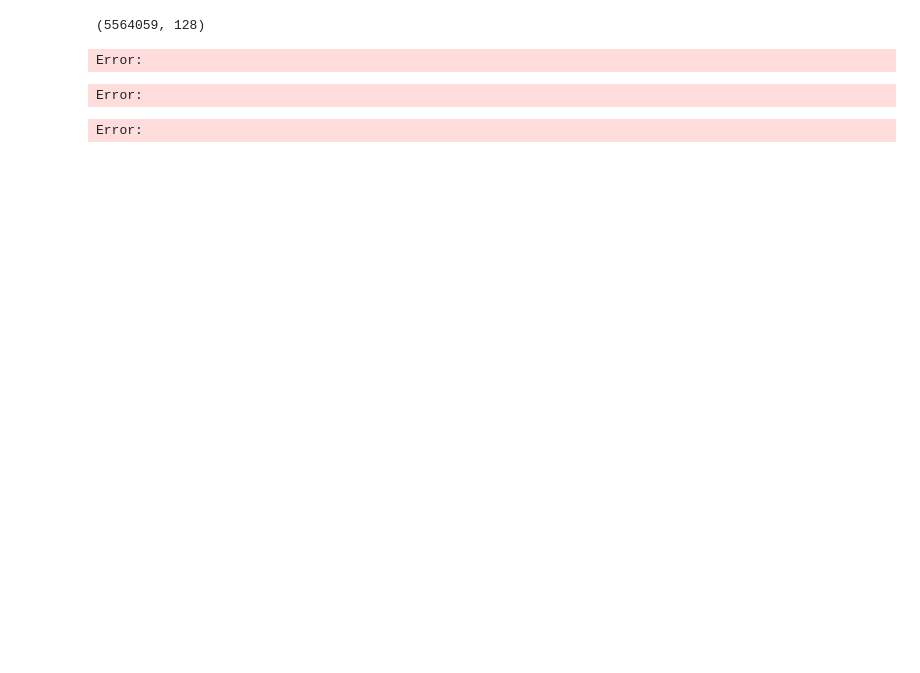
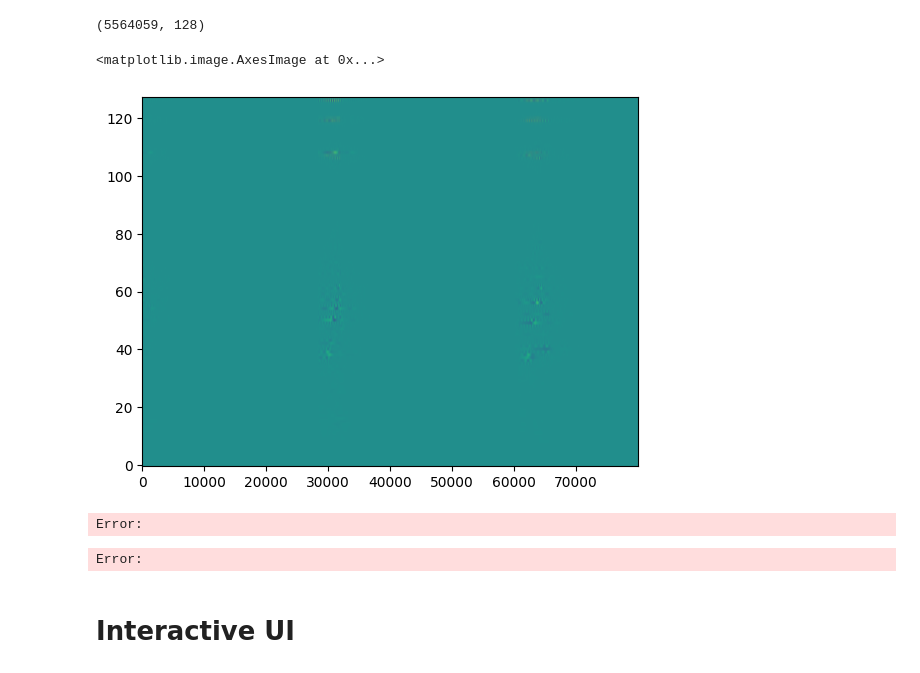
Before and after one commit to sophieelin/noFFT, a Jupyter notebook: notebooks/Chromas-test.ipynb, the cells around one changed output. Saved outputs shown, nothing was run; the diff lists cells and outputs as text; code cells hidden in the pictures; blank space fills up the shorter version.

```diff
--- a/notebooks/Chromas-test.ipynb
+++ b/notebooks/Chromas-test.ipynb
@@ -624,9 +662,10 @@ R.shape
 # %% [output]
 (5564059, 128)
 # %%
-plt.plot(R[audio_start*sr:audio_end*sr])
+plt.imshow(R[audio_start*sr:audio_end*sr].T,aspect="auto",origin="lower")
 # %% [output]
-Error:
+<matplotlib.image.AxesImage at 0x...>
+[figure, added]
 # %%
 plt.figure(figsize=(12, 3))
 librosa.display.specshow(
@@ -644,3 +683,5 @@ plt.show()
 # %% [output]
 Error:
 Error:
+# %% [markdown]
+# Interactive UI
```
Also changed, not shown: parts of 19 cells of this notebook, 1 other file.
